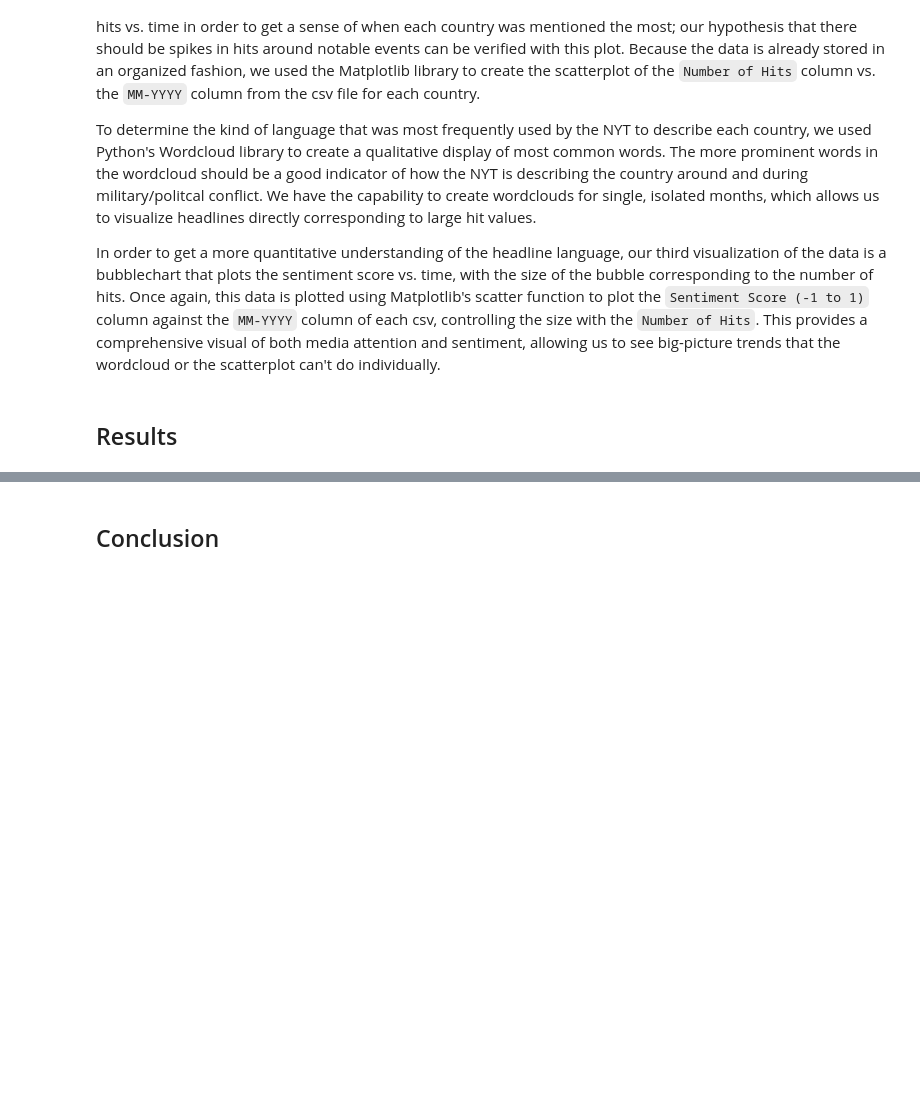
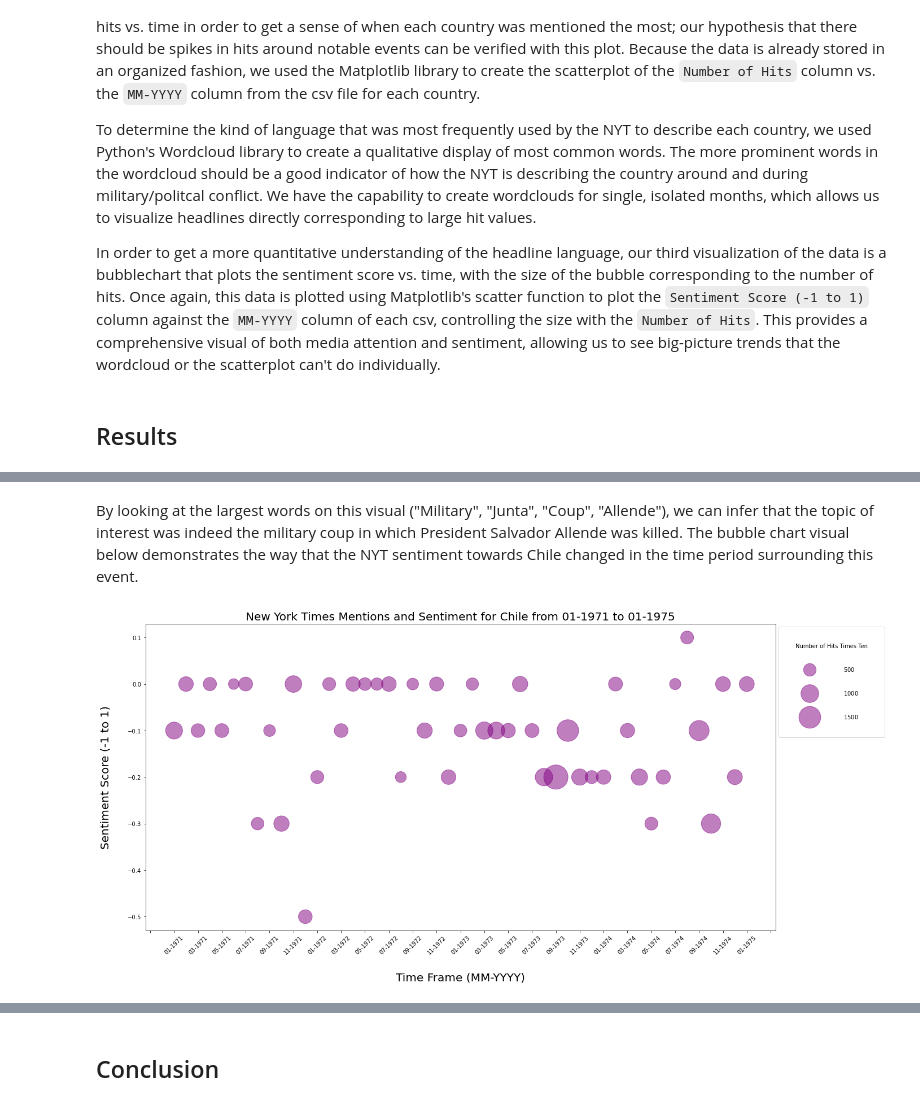
Before and after one commit to olincollege/softdes-nytimes-countries, a Jupyter notebook: ComputationalEssay.ipynb, the cells around one changed output, grey strips where cells are left out. Cells and saved outputs as stored; diff of their text form; code cells hidden in the pictures; blank space fills up the shorter version.

```diff
--- a/ComputationalEssay.ipynb
+++ b/ComputationalEssay.ipynb
@@ -115,0 +137,8 @@ In order to get a more quantitative understanding of the headline language, our
+# %% [markdown]
+By looking at the largest words on this visual ("Military", "Junta", "Coup", "Allende"), we can infer that the topic of interest was indeed the military coup in which President Salvador Allende was killed. The bubble chart visual below demonstrates the way that the NYT sentiment towards Chile changed in the time period surrounding this event.
+# %%
+from visualization import create_bubble_chart
+
+create_bubble_chart("Chile_subset")
+# %% [output]
+[figure, added]
```
Also changed, not shown: parts of 25 cells of this notebook.
